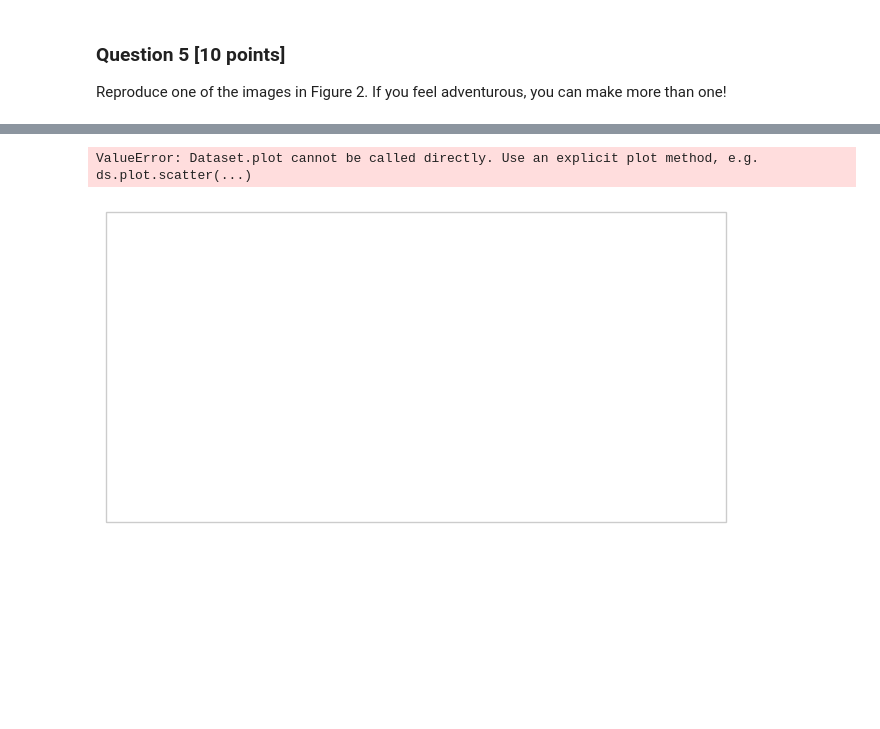
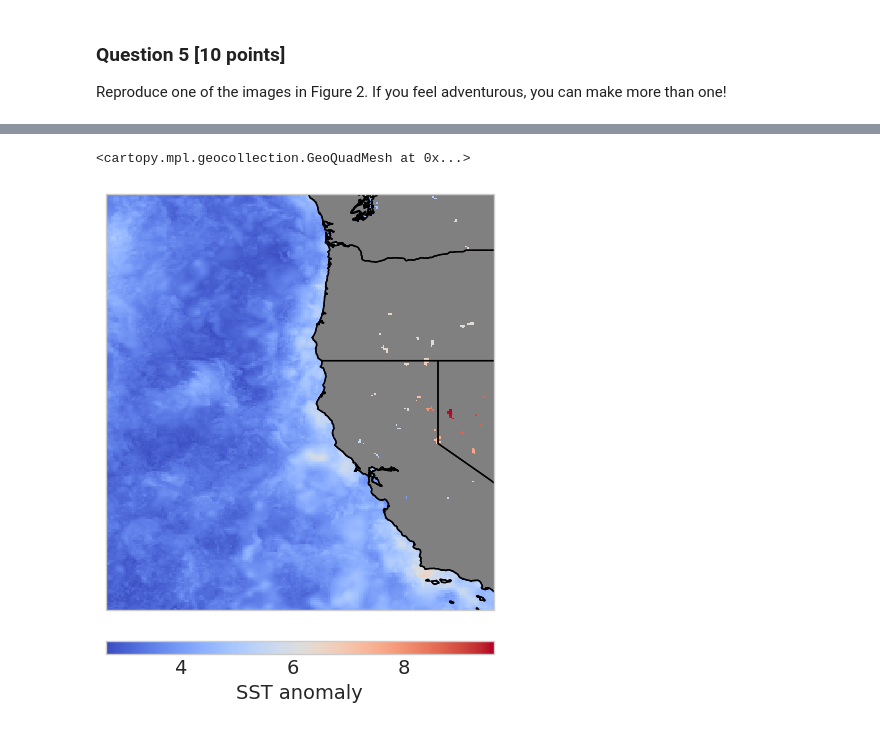
Before and after one commit to UCB-stat-159-s23/hw03-Group16, a Jupyter notebook: climate-Q05.ipynb, the cells around one changed output, grey strips where cells are left out. Saved outputs shown, nothing was run; the diff lists cells and outputs as text; code cells hidden in the pictures; blank space fills up the shorter version.

```diff
--- a/climate-Q05.ipynb
+++ b/climate-Q05.ipynb
@@ -100,4 +96,0 @@ climatology = ds.sel(time=slice("2002-01", "2016-07")).groupby("time.month").mea
-# %%
-sst_anomalies = ds.groupby("time.month") - climatology
-#sst_anomalies_5day = sst_anomalies.rolling(time=5, center=True).mean()
-#max_sst_anomalies_5day = sst_anomalies_5day.max("time")
@@ -110,10 +97,20 @@ plt.show()
-# %%
-dt = ds.sel(time=slice("2002-01","2016-07")).analysed_sst.idxmax("time").dt.month.plot()
-ax = plt.subplot(projection=crs)
-ds.plot(ax=ax, transform=crs)
-ax.coastlines("10m", color="k")
-ax.add_feature(cfeature.LAND, color="grey")
-ax.add_feature(cfeature.STATES.with_scale("10m"))
-# %% [output]
-ValueError: Dataset.plot cannot be called directly. Use an explicit plot method, e.g. ds.plot.scatter(...)
-[figure, removed]
+# %%
+max_sst_anomalies = sst_anomalies.max(dim='time', skipna=True)
+
+fig = plt.figure(figsize=(5, 8))
+ax = plt.subplot(projection=crs)
+ax.coastlines("10m", color="k")
+ax.add_feature(cfeature.LAND, color="grey")
+ax.add_feature(cfeature.STATES.with_scale("10m"))
+cbar_kwargs = {
+    'location': 'bottom',
+    'orientation': 'horizontal',
+    'pad': 0.05,
+    'aspect': 30,
+    'label': 'SST anomaly',
+}
+
+max_sst_anomalies.plot(ax=ax, transform=crs, cmap='coolwarm', cbar_kwargs=cbar_kwargs)
+# %% [output]
+<cartopy.mpl.geocollection.GeoQuadMesh at 0x...>
+[figure, added]
```
Also changed, not shown: parts of 5 cells of this notebook.
